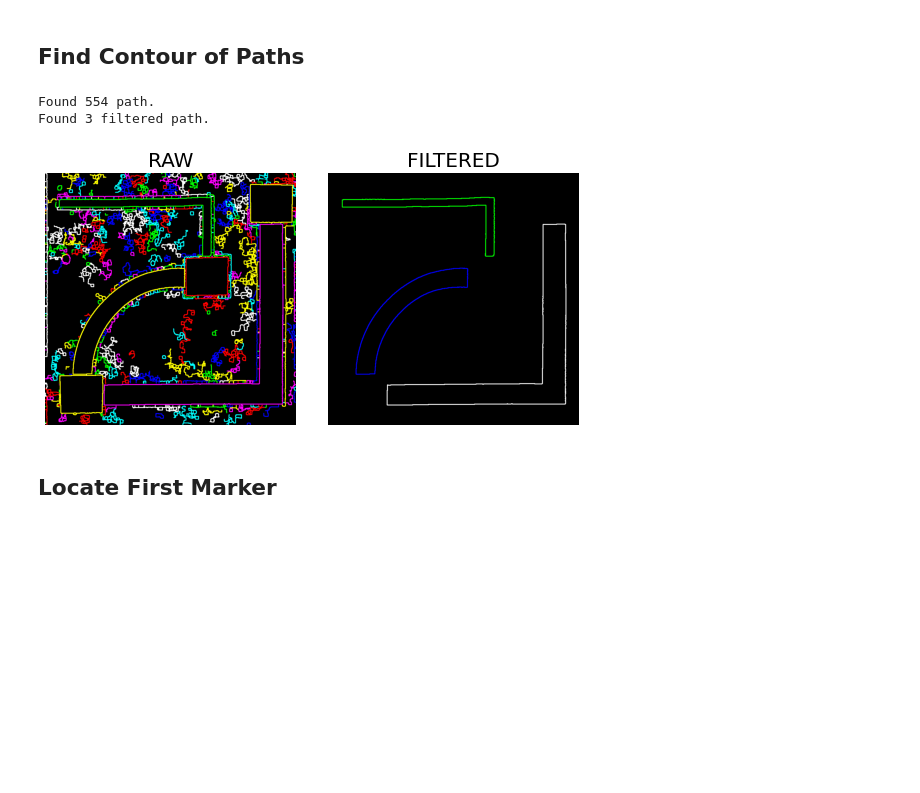
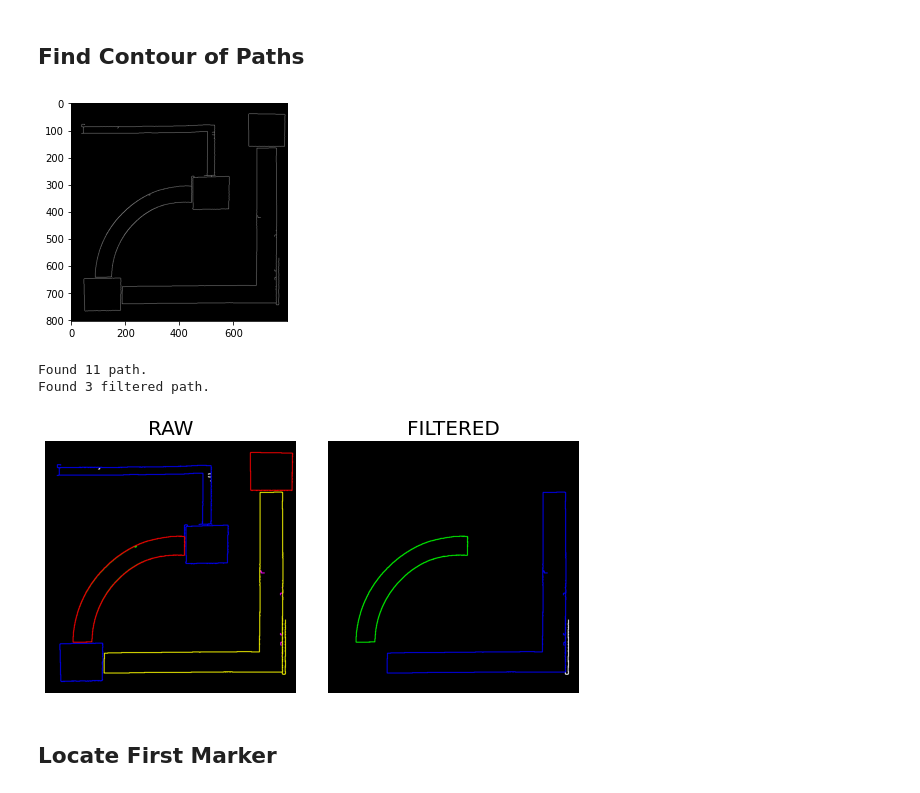
Before and after one commit to teerameth/Module6-7, a Jupyter notebook: MileStone27.ipynb, the cells around one changed output. Drawn from its saved outputs; the diff is of its cells as text; code cells hidden in the pictures; blank space fills up the shorter version.

```diff
--- a/MileStone27.ipynb
+++ b/MileStone27.ipynb
@@ -111,21 +112,24 @@ imshows([original, original_eroded, marker_mask, path_img], ['Original', 'Eroded
 ## Find Contour of Paths
 # %%
 edges = cv2.Canny(path_img, 20, 100, apertureSize = 5, L2gradient = True) # ถ้า apertureSize มากไปจะไม่เห็น path ที่แคบ
+# edges = cv2.Canny(path_img, 20, 100)
+imshow(edges)
 # apertureSize: aperture size for the Sobel operator [Select from (3, 5, 7)]
 # L2gradient: True = Euclidean Distance (More acculate), False = Manhattan Distance
-cnts_path, hierarchy_path = cv2.findContours(edges,cv2.RETR_EXTERNAL, cv2.CHAIN_APPROX_NONE) # ไม่ต้อง APPROX เพราะว่าจะเอามาหา path ต่อ
+cnts_path, hierarchy_path = cv2.findContours(edges,cv2.RETR_LIST, cv2.CHAIN_APPROX_NONE) # ไม่ต้อง APPROX เพราะว่าจะเอามาหา path ต่อ
 print("Found {} path.".format(len(cnts_path)))
 canvas_path_raw = imdraws_color(cnts_path, frame, mode=1, size = 2, show = False)
 # Filter Path
 cnts_path_filtered = cp.get_path_contours(cnts_path, Markers, frame)
 print("Found {} filtered path.".format(len(cnts_path_filtered)))
 canvas_path_filtered = imdraws_color(cnts_path_filtered, frame, mode=1, size = 2, show = False)
 imshows([canvas_path_raw, canvas_path_filtered], ['RAW', 'FILTERED'])
 Paths = [unicorn.Path(c) for c in cnts_path_filtered]
 # %% [output]
+[figure, new version]
-Found 554 path.
+Found 11 path.
 Found 3 filtered path.
-[figure, old version]
+[figure, added]
 # %% [markdown]
 ## Locate First Marker
 # %%
```
Also changed, not shown: parts of 5 cells of this notebook, 7 other files.
